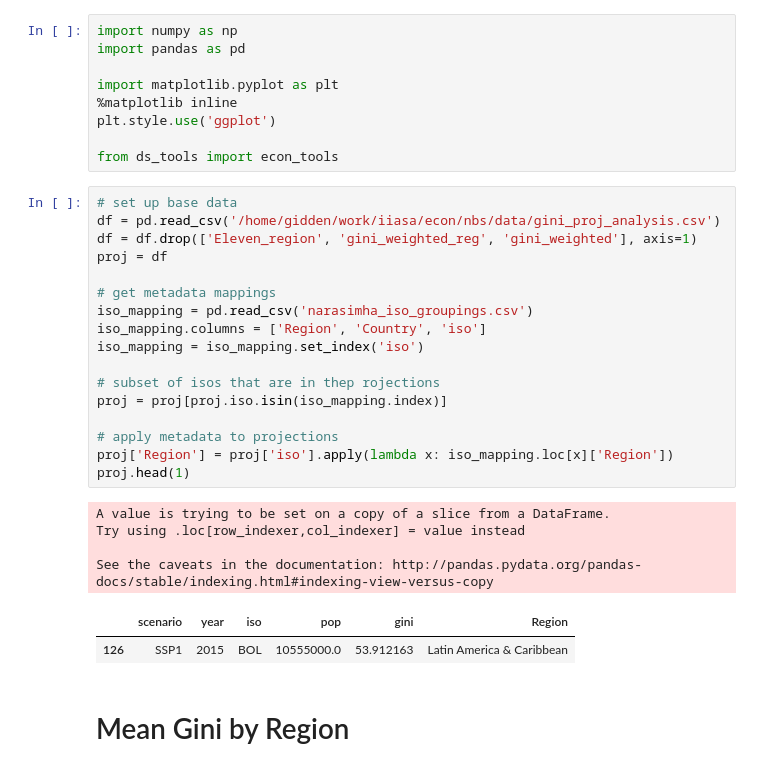
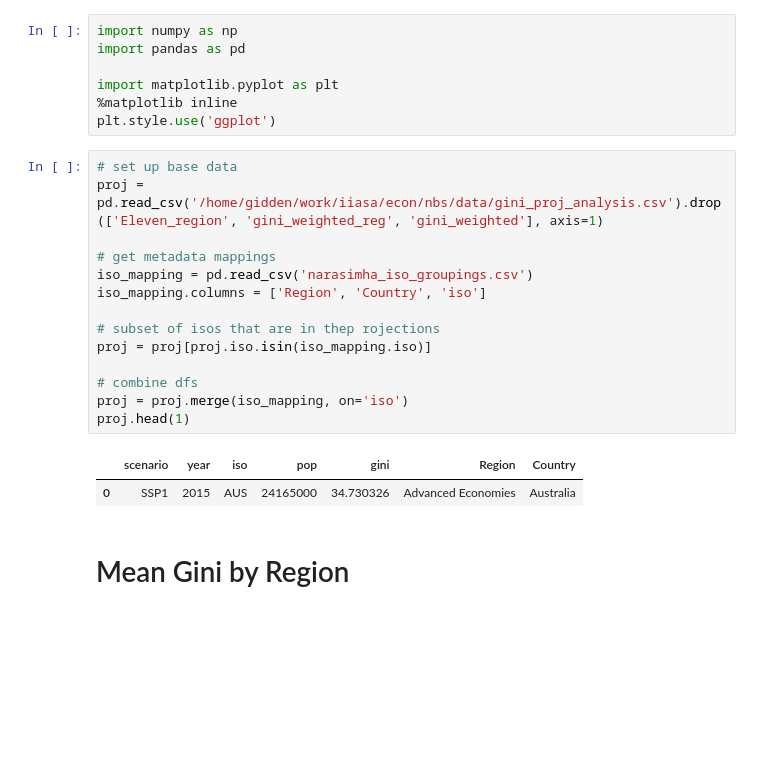
Before and after one commit to gidden/gini_projections_rao_2018, a Jupyter notebook: narasimha_ginis_grouped.ipynb, the cells around one changed output. Cells and saved outputs as stored; diff of their text form; blank space fills up the shorter version.

Commit message:
cleaned up a bit. merge is the function I've been looking for!

```diff
--- a/narasimha_ginis_grouped.ipynb
+++ b/narasimha_ginis_grouped.ipynb
@@ -5,32 +5,23 @@ import pandas as pd
 import matplotlib.pyplot as plt
 %matplotlib inline
 plt.style.use('ggplot')
-
-from ds_tools import econ_tools
 # %%
 # set up base data
-df = pd.read_csv('/home/gidden/work/iiasa/econ/nbs/data/gini_proj_analysis.csv')
-df = df.drop(['Eleven_region', 'gini_weighted_reg', 'gini_weighted'], axis=1)
-proj = df
+proj = pd.read_csv('/home/gidden/work/iiasa/econ/nbs/data/gini_proj_analysis.csv').drop(['Eleven_region', 'gini_weighted_reg', 'gini_weighted'], axis=1)
 
 # get metadata mappings
 iso_mapping = pd.read_csv('narasimha_iso_groupings.csv')
 iso_mapping.columns = ['Region', 'Country', 'iso']
-iso_mapping = iso_mapping.set_index('iso')
 
 # subset of isos that are in thep rojections
-proj = proj[proj.iso.isin(iso_mapping.index)]
+proj = proj[proj.iso.isin(iso_mapping.iso)]
 
-# apply metadata to projections
-proj['Region'] = proj['iso'].apply(lambda x: iso_mapping.loc[x]['Region'])
+# combine dfs
+proj = proj.merge(iso_mapping, on='iso')
 proj.head(1)
 # %% [output]
-A value is trying to be set on a copy of a slice from a DataFrame.
-Try using .loc[row_indexer,col_indexer] = value instead
-
-See the caveats in the documentation: http://pandas.pydata.org/pandas-docs/stable/indexing.html#indexing-view-versus-copy
-|  | scenario | year | iso | pop | gini | Region |
-| 126 | SSP1 | 2015 | BOL | 10555000.0 | 53.912163 | Latin America & Caribbean |
+|  | scenario | year | iso | pop | gini | Region | Country |
+| 0 | SSP1 | 2015 | AUS | 24165000 | 34.730326 | Advanced Economies | Australia |
 # %% [markdown]
 # Mean Gini by Region
 # %%
```
